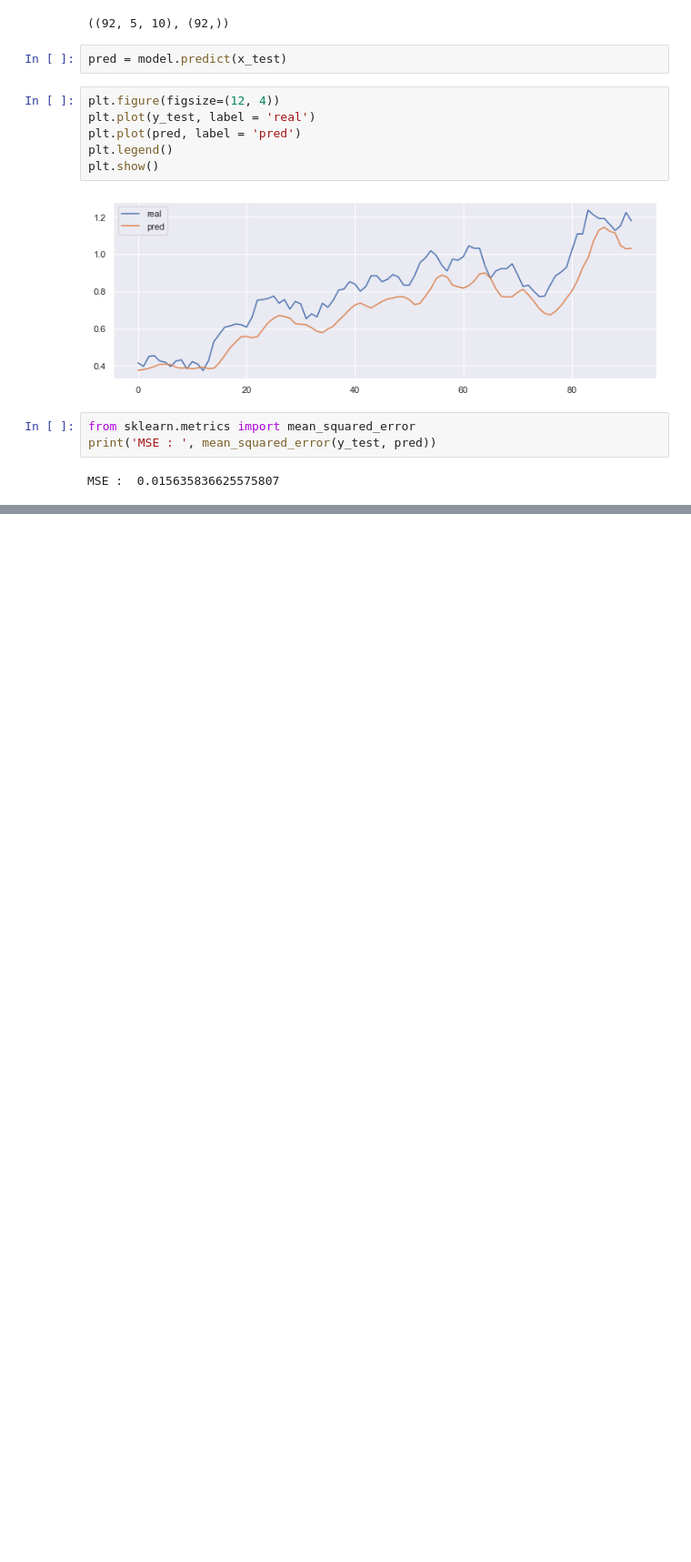
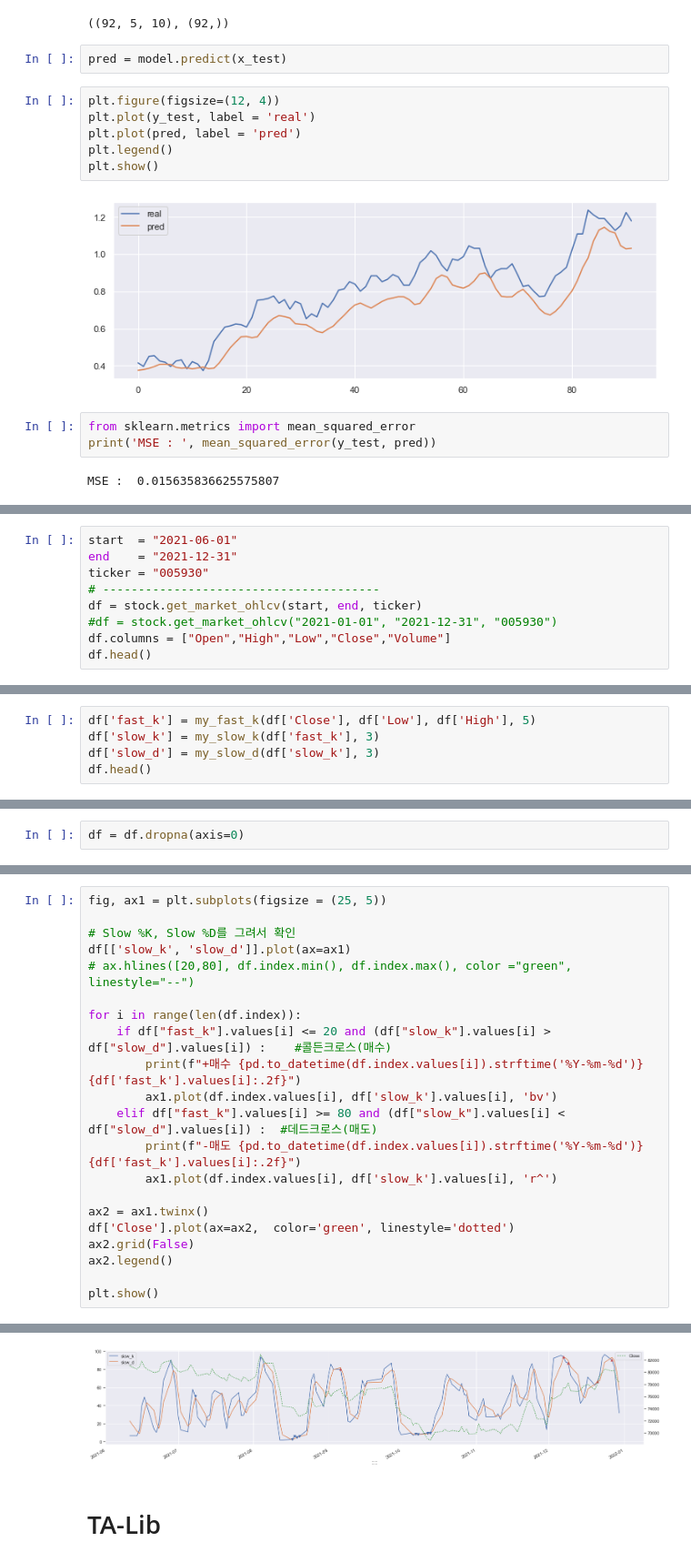
Before and after one commit to choisangh/STUDY, a Jupyter notebook: finance/금융_공학_12일차.ipynb, the cells around one changed output, grey strips where cells are left out. Shown at 91% size. Saved outputs shown, nothing was run; the diff lists cells and outputs as text; blank space fills up the shorter version.

```diff
--- a/finance/금융_공학_12일차.ipynb
+++ b/finance/금융_공학_12일차.ipynb
@@ -817,0 +1048,9 @@ MSE :  0.015635836625575807
+# %%
+start  = "2021-06-01"
+end    = "2021-12-31"
+ticker = "005930"
+# ---------------------------------------
+df = stock.get_market_ohlcv(start, end, ticker)
+#df = stock.get_market_ohlcv("2021-01-01", "2021-12-31", "005930")
+df.columns = ["Open","High","Low","Close","Volume"]
+df.head()
@@ -817,0 +1065,5 @@ MSE :  0.015635836625575807
+# %%
+df['fast_k'] = my_fast_k(df['Close'], df['Low'], df['High'], 5)
+df['slow_k'] = my_slow_k(df['fast_k'], 3)
+df['slow_d'] = my_slow_d(df['slow_k'], 3)
+df.head()
@@ -817,0 +1078,2 @@ MSE :  0.015635836625575807
+# %%
+df = df.dropna(axis=0)
@@ -817,0 +1088,22 @@ MSE :  0.015635836625575807
+# %%
+fig, ax1 = plt.subplots(figsize = (25, 5))
+
+# Slow %K, Slow %D를 그려서 확인
+df[['slow_k', 'slow_d']].plot(ax=ax1)
+# ax.hlines([20,80], df.index.min(), df.index.max(), color ="green", linestyle="--")
+
+for i in range(len(df.index)):
+    if df["fast_k"].values[i] <= 20 and (df["slow_k"].values[i] > df["slow_d"].values[i]) :    #콜든크로스(매수)
+        print(f"+매수 {pd.to_datetime(df.index.values[i]).strftime('%Y-%m-%d')}  {df['fast_k'].values[i]:.2f}")
+        ax1.plot(df.index.values[i], df['slow_k'].values[i], 'bv')
+    elif df["fast_k"].values[i] >= 80 and (df["slow_k"].values[i] < df["slow_d"].values[i]) :  #데드크로스(매도)
+        print(f"-매도 {pd.to_datetime(df.index.values[i]).strftime('%Y-%m-%d')}  {df['fast_k'].values[i]:.2f}")
+        ax1.plot(df.index.values[i], df['slow_k'].values[i], 'r^')
+
+ax2 = ax1.twinx()
+df['Close'].plot(ax=ax2,  color='green', linestyle='dotted')
+ax2.grid(False)
+ax2.legend()
+
+plt.show()
+# %% [output]
@@ -817,0 +1124,3 @@ MSE :  0.015635836625575807
+[figure, added]
+# %% [markdown]
+# TA-Lib
```
Also changed, not shown: parts of 39 cells of this notebook.
